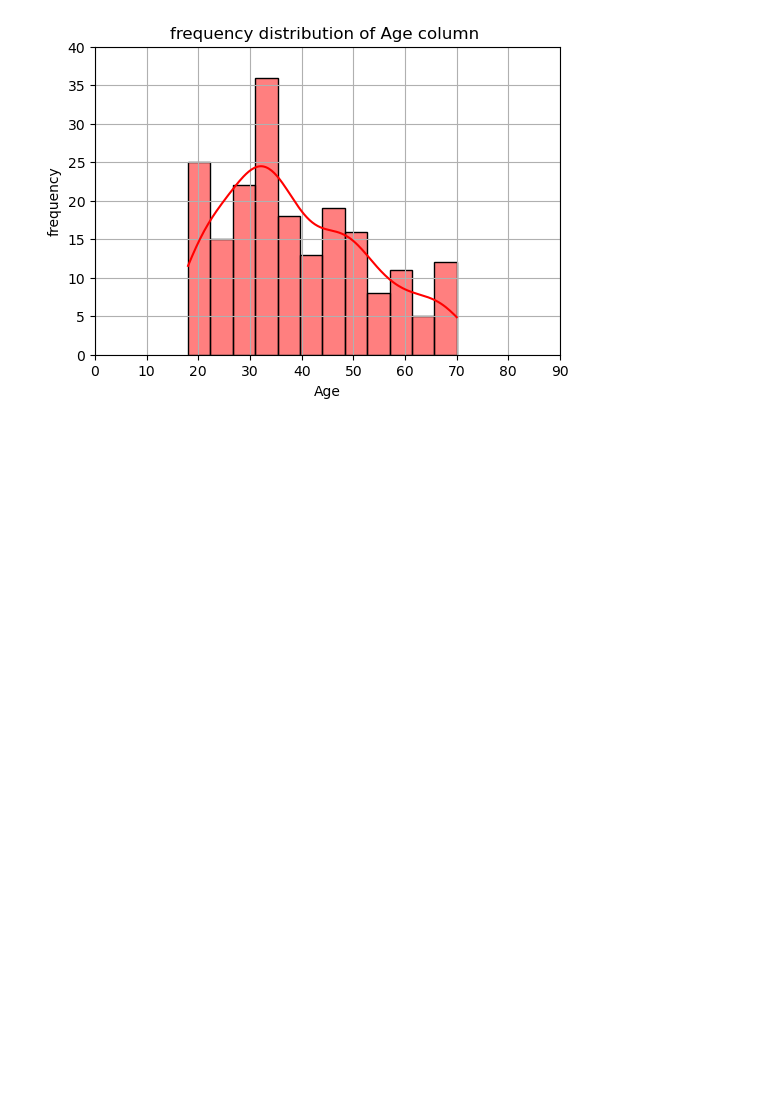
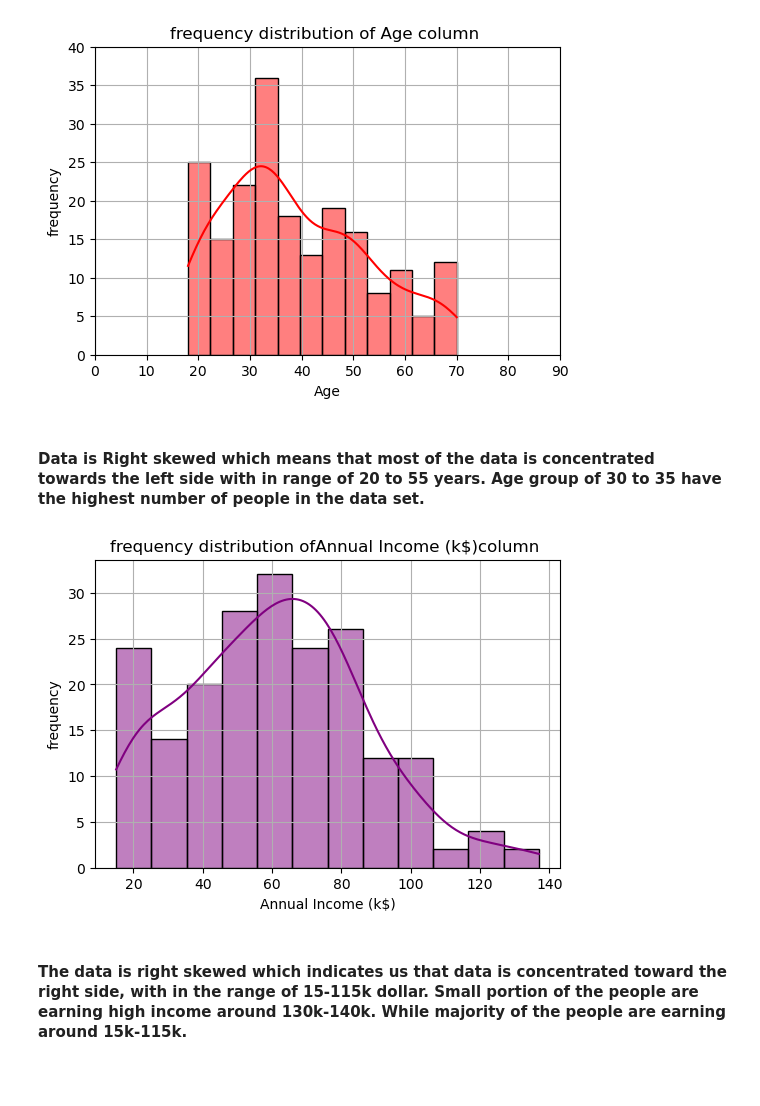
Before and after one commit to sajinamatya/Customer-Segmentation-, a Jupyter notebook: customer segmentation.ipynb, the cells around one changed output. Saved outputs shown, nothing was run; the diff lists cells and outputs as text; code cells hidden in the pictures; blank space fills up the shorter version.

```diff
--- a/customer segmentation.ipynb
+++ b/customer segmentation.ipynb
@@ -124,6 +124,29 @@ plt.grid()
 plt.show()
 # %% [output]
 [figure]
+# %% [markdown]
+#### Data is Right skewed which means that most of the data is concentrated towards the left side with in range of 20 to 55 years.  Age group of 30 to 35 have the highest number of people in the data set.
+# %%
+# calculating the desire number of bins for the histogram
+
+# fiugure size
+plt.figure(figsize=(6, 4))
+# plotting histogram for work_year columm
+sns.histplot(dataframe['Annual Income (k$)'], bins="rice", kde=True,color='purple')
+# title of the plot
+plt.title("frequency distribution ofAnnual Income (k$)column " )
+# name of the xlabel
+plt.xlabel('Annual Income (k$)')
+# name of the y label
+plt.ylabel("frequency")
+# include grid in the histogram
+plt.grid()
+plt.savefig("hist.png")
+plt.show()
+# %% [output]
+[figure, added]
+# %% [markdown]
+#### The data is right skewed which indicates us that data is concentrated toward the right side, with in the range of 15-115k dollar. Small portion of the people are earning high income around 130k-140k. While majority of the people are earning around 15k-115k.
 # %% [markdown]
 ##
 # %% [markdown]
```
Also changed, not shown: parts of 1 cell of this notebook, 1 other file.
